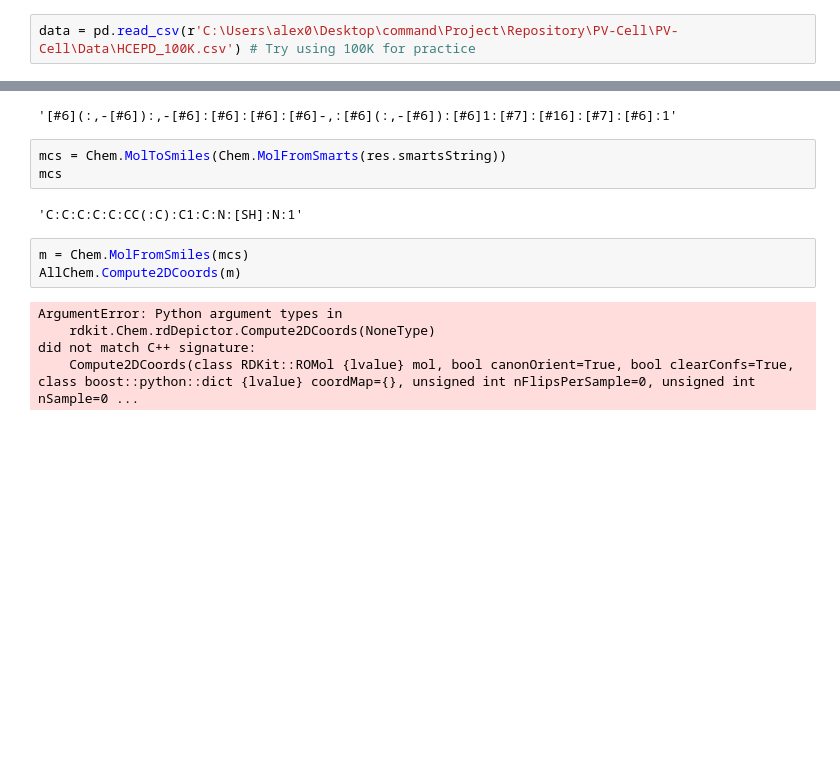
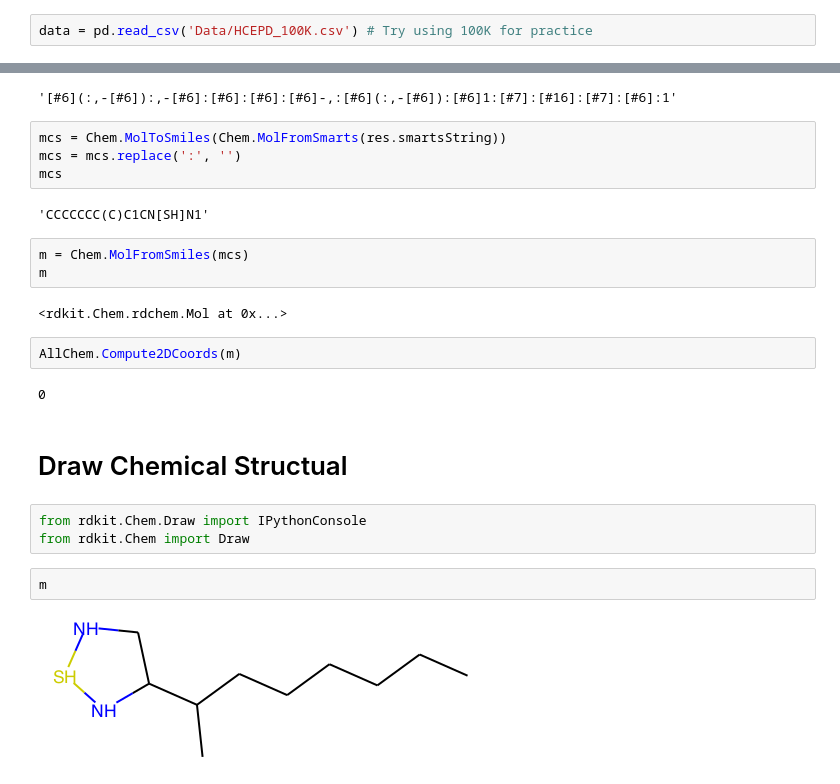
Before and after one commit to sjluozho/PV-Cell, a Jupyter notebook: PV-Cell/Molecular Classification.ipynb, the cells around one changed output, grey strips where cells are left out. Cells and saved outputs as stored; diff of their text form; blank space fills up the shorter version.

```diff
--- a/PV-Cell/Molecular Classification.ipynb
+++ b/PV-Cell/Molecular Classification.ipynb
@@ -9,7 +9,7 @@ from collections import Counter
 1. Get molecular structure with given SMILE_str.
 2. Read functional groups.
 # %%
-data = pd.read_csv(r'C:\Users\alex0\Desktop\command\Project\Repository\PV-Cell\PV-Cell\Data\HCEPD_100K.csv') # Try using 100K for practice
+data = pd.read_csv('Data/HCEPD_100K.csv') # Try using 100K for practice
 # %%
 data.head()
 # %% [output]
@@ -132,14 +132,25 @@ res.smartsString
 '[#6](:,-[#6]):,-[#6]:[#6]:[#6]:[#6]-,:[#6](:,-[#6]):[#6]1:[#7]:[#16]:[#7]:[#6]:1'
 # %%
 mcs = Chem.MolToSmiles(Chem.MolFromSmarts(res.smartsString))
+mcs = mcs.replace(':', '')
 mcs
 # %% [output]
-'C:C:C:C:C:CC(:C):C1:C:N:[SH]:N:1'
+'CCCCCCC(C)C1CN[SH]N1'
 # %%
 m = Chem.MolFromSmiles(mcs)
-AllChem.Compute2DCoords(m)
+m
 # %% [output]
-ArgumentError: Python argument types in
-    rdkit.Chem.rdDepictor.Compute2DCoords(NoneType)
-did not match C++ signature:
-    Compute2DCoords(class RDKit::ROMol {lvalue} mol, bool canonOrient=True, bool clearConfs=True, class boost::python::dict {lvalue} coordMap={}, unsigned int nFlipsPerSample=0, unsigned int nSample=0 ...
+<rdkit.Chem.rdchem.Mol at 0x...>
+# %%
+AllChem.Compute2DCoords(m)
+# %% [output]
+0
+# %% [markdown]
+# Draw Chemical Structual
+# %%
+from rdkit.Chem.Draw import IPythonConsole
+from rdkit.Chem import Draw
+# %%
+m
+# %% [output]
+[figure, added]
```
Also changed, not shown: parts of 15 cells of this notebook, 3 other files.
